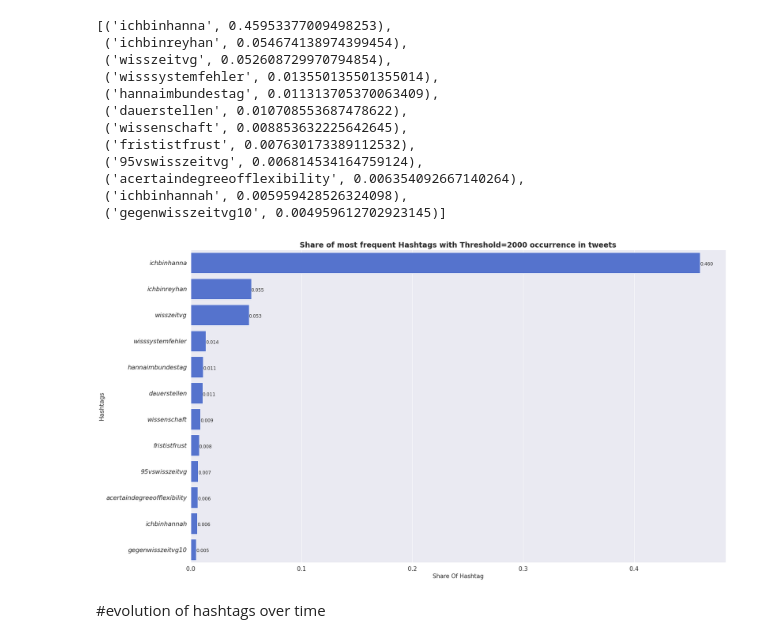
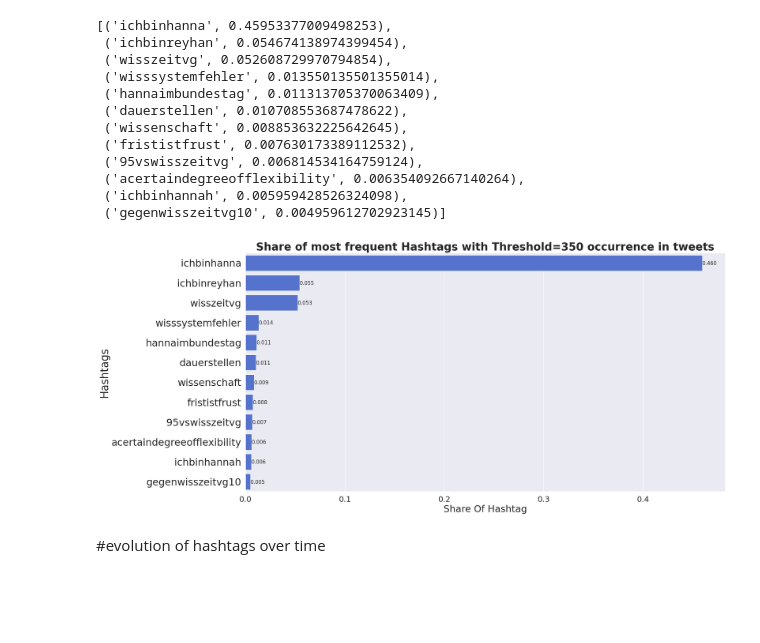
Before and after one commit to moinam/TweetAnalyzer, a Jupyter notebook: Trend_Evaluation_Hashtag Analysis_Graphs.ipynb, the cells around one changed output. Saved outputs shown, nothing was run; the diff lists cells and outputs as text; code cells hidden in the pictures; blank space fills up the shorter version.

```diff
--- a/Trend_Evaluation_Hashtag Analysis_Graphs.ipynb
+++ b/Trend_Evaluation_Hashtag Analysis_Graphs.ipynb
@@ -70,2 +53,0 @@ with open('extracted_tweets_dataset.csv','r',encoding='utf-8') as file:
-# %%
-lis.pop(0)
@@ -74,2 +53,0 @@ lis.pop(0)
-# %%
-lis.sort()
@@ -91,3 +53,0 @@ for i in lis:
-# %%
-date=list(counts_dic.keys())
-count=list(counts_dic.values())
@@ -466,7 +343,7 @@ lis.count('ichbinhanna')
 #get most frequent hashtags and sort them based on their freuency
 l=[(i,lis.count(i)/len(lis)) for i in hashtags_in_DS if lis.count(i)>350]
 # %%
-l.sort(reverse=True , key= lambda k:k[1])-
+l.sort(reverse=True , key= lambda k:k[1])
 # %%
 l
 # %% [output]
@@ -485,23 +362,23 @@ l
 # %%
 
 sns.set(style="darkgrid")
 hash=[i[0] for i in l]
 share=[i[1] for i in l]
-fig = plt.subplots(figsize =(25, 15))
+fig = plt.subplots(figsize =(20, 10))
 ax = sns.barplot(y=hash,x=share,orient="h",color='royalblue' )
-ax.set_title('Share of most frequent Hashtags with Threshold=2000 occurrence in tweets',fontsize=19,fontweight="bold");
+ax.set_title('Share of most frequent Hashtags with Threshold=350 occurrence in tweets',fontsize=25,fontweight="bold");
 
 #Set our x and y labels and adjust their size
-ax.set_xlabel('Share Of Hashtag',fontsize=15)
-ax.set_ylabel('Hashtags', fontsize=16)
-plt.yticks(fontsize = 16,fontstyle="italic")
-plt.xticks(fontsize = 15)
+ax.set_xlabel('Share Of Hashtag',fontsize=22)
+ax.set_ylabel('Hashtags', fontsize=25)
+plt.yticks(fontsize = 23)
+plt.xticks(fontsize = 18)
 initialx=0
 for p in ax.patches:
   ax.text(p.get_width(),initialx+p.get_height()/8,"{:.3f}".format(p.get_width()))
   initialx+=1
 # %% [output]
-[figure, old version]
+[figure, new version]
 # %% [markdown]
 #evolution of hashtags over time
 # %% [markdown]
```
Also changed, not shown: parts of 36 cells of this notebook, 1 other file.
